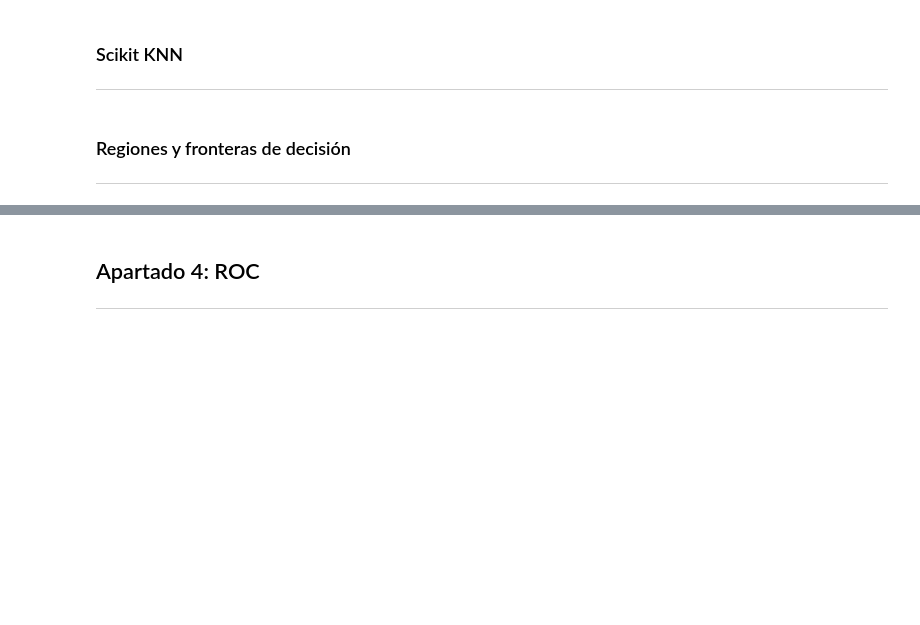
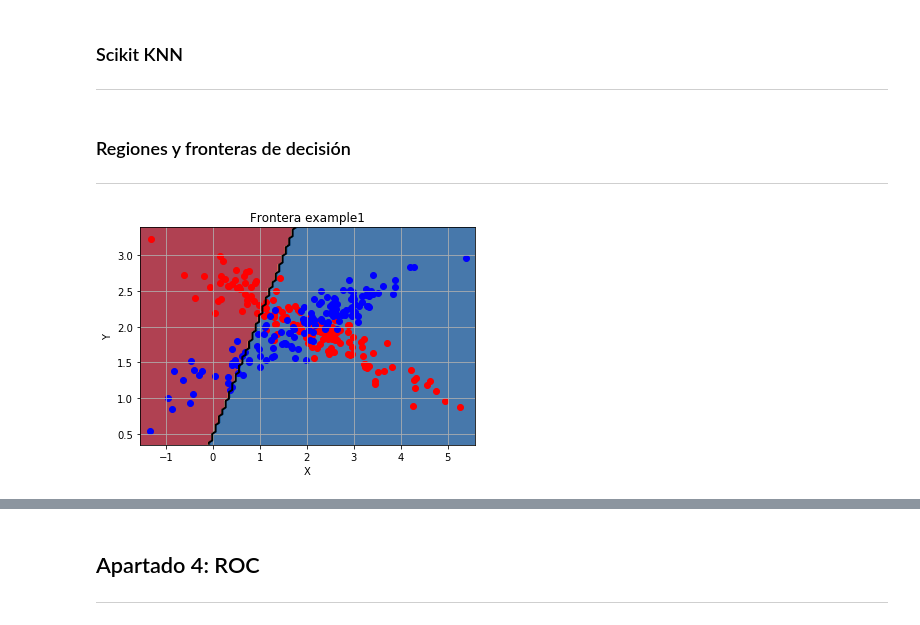
Before and after one commit to luciaasen/FAA, a Jupyter notebook: p2/FAAP2_1461_16.ipynb, the cells around one changed output, grey strips where cells are left out. Cells and saved outputs as stored; diff of their text form; code cells hidden in the pictures; blank space fills up the shorter version.

```diff
--- a/p2/FAAP2_1461_16.ipynb
+++ b/p2/FAAP2_1461_16.ipynb
@@ -90,11 +126,3 @@ ___
 # %% [markdown]
 ###  Scikit Regresión logística
 ___
-# %%
-import numpy as np
-from sklearn import linear_model
-X = np.array([[-1, -1], [-2, -1], [1, 1], [2, 1]])
-Y = np.array([1, 1, 2, 2])
-clf = linear_model.SGDClassifier(max_iter=1000, tol=1e-3)
-
-clf.fit(X, Y)
@@ -101,12 +167,11 @@ clf.fit(X, Y)
 # %%
 import scikit
-epocas = [1,4,8,14]
+epocas = [100]
 ctesApr = [0.2, 0.5, 1]
-ks = [4,8,12]
-porcentajes = [20,30]
+ks = [8]
+porcentajes = [30]
 nRepeticionesSimple = 15
 nRepeticionesCruzada = 8
-
-fileName = './datos/wdbc.data'
+fileName = './datos/online_shoppers.data'
 scikit.logReg(fileName, epocas, ctesApr, nRepeticionesSimple, nRepeticionesCruzada, porcentajes, ks )
 # %% [output]
@@ -133,3 +204,24 @@ ___
 # %% [markdown]
 ### Regiones y fronteras de decisión
 ___
+# %%
+import Datos as d
+import Clasificador as cl
+import EstrategiaParticionado as ep
+from plotModel import plotModel
+import matplotlib.pyplot as plt
+
+def grafica(fileName, title):
+    dataset = d.Datos(fileName, oneHot = True)
+    particionado = ep.ValidacionSimple(25)
+    listaParticiones = particionado.creaParticiones(dataset.datos, 2)
+
+    clf = cl.ClasificadorRegresionLogistica()
+    indicesTr = listaParticiones[0].indicesTrain
+    trainData = dataset.extraeDatos(indicesTr)
+    clf.entrenamiento(trainData, dataset.nominalAtributos, dataset.diccionarios)
+    plotModel(dataset.datos[indicesTr, 0], dataset.datos[indicesTr, 1], dataset.datos[indicesTr, -1]!= 0, clf, title, dataset.diccionarios)
+# %%
+grafica('./datos/example1.data', 'Frontera example1')
+# %% [output]
+[figure, added]
```
Also changed, not shown: parts of 23 cells of this notebook, 22 other files.
